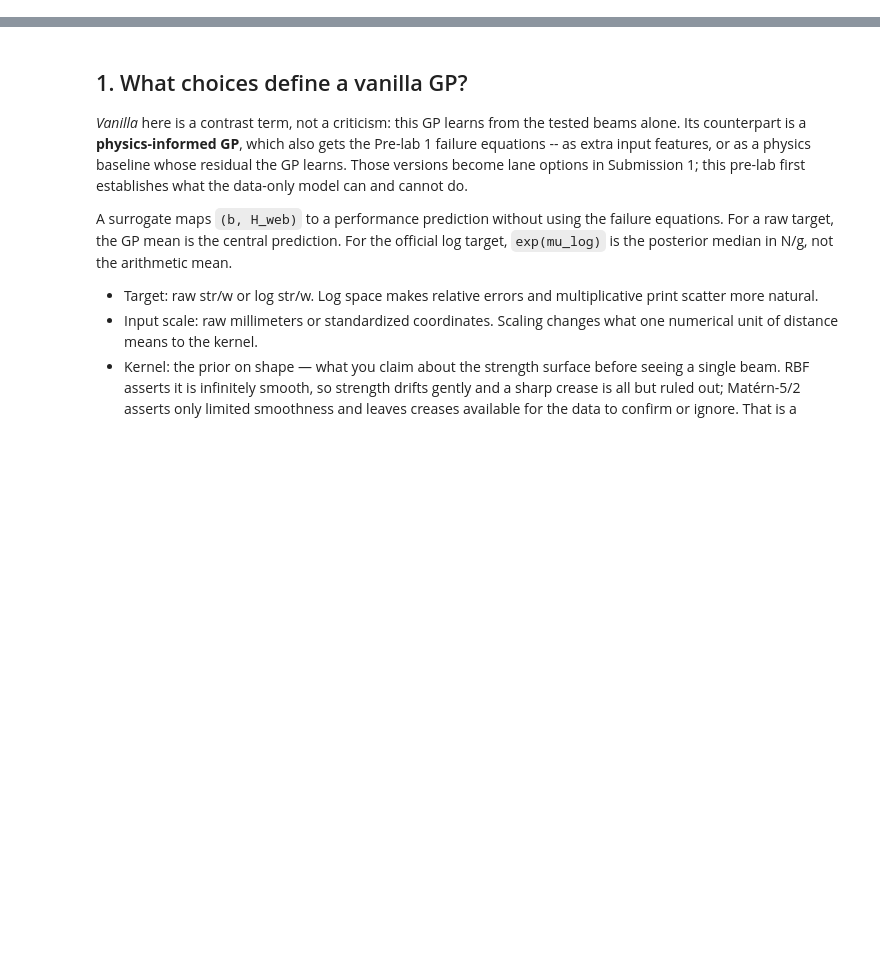
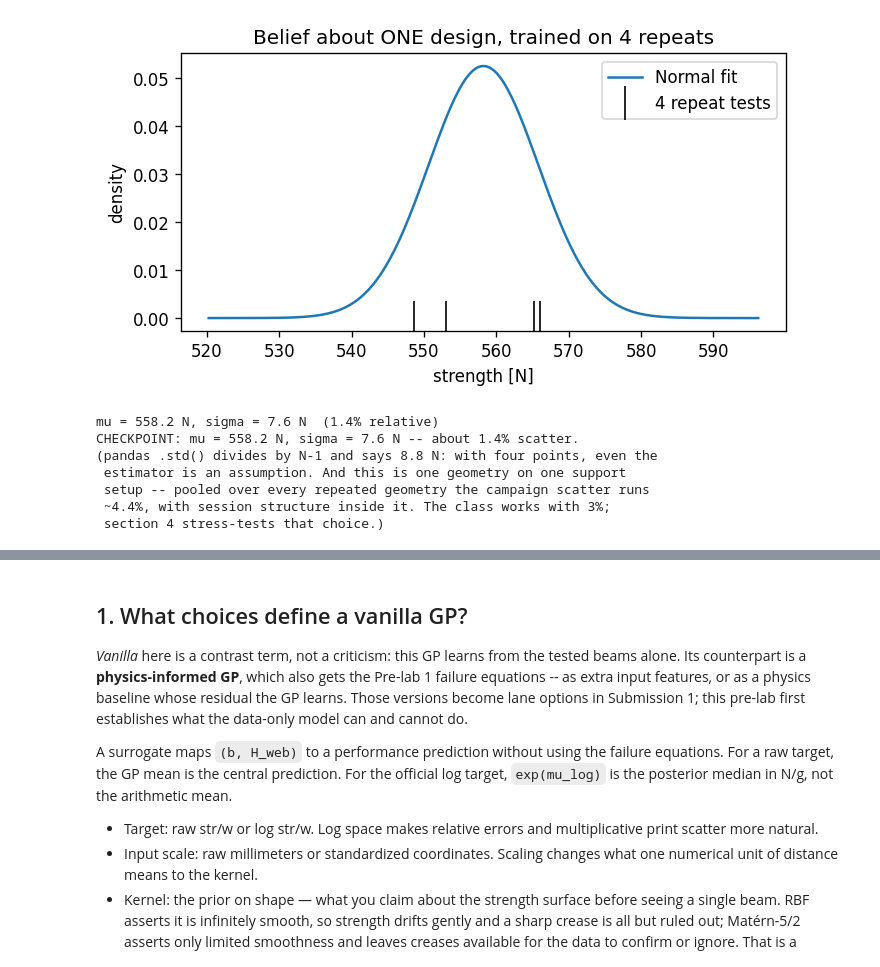
Before and after one commit to andrewvoss8-boop/core-me-data-science-activities-public, a Jupyter notebook: me323/Module1_drafts/ME323_Module1_Prelab2_ML_KEY.ipynb, the cells around one changed output, grey strips where cells are left out. Cells and saved outputs as stored; diff of their text form; code cells hidden in the pictures; blank space fills up the shorter version.

```diff
--- a/me323/Module1_drafts/ME323_Module1_Prelab2_ML_KEY.ipynb
+++ b/me323/Module1_drafts/ME323_Module1_Prelab2_ML_KEY.ipynb
@@ -91,0 +114,36 @@ Observed failure notes carried into the GP decision:
+# %%
+import scipy.stats as st
+
+# Four repeat prints of ONE design, (b=1.3, H_web=12.8): same fixture, same
+# support condition, different print sessions (staff campaign data).
+repeats_N = np.array([548.6, 553.0, 565.2, 566.1])
+
+mu_1 = repeats_N.mean()                        # the sample mean, as in ME 239
+sigma2_1 = np.mean(repeats_N**2) - mu_1**2     # method of moments
+sigma_1 = np.sqrt(sigma2_1)
+strength_one_design = st.norm(loc=mu_1, scale=sigma_1)
+
+xs = np.linspace(mu_1 - 5*sigma_1, mu_1 + 5*sigma_1, 300)
+plt.figure(figsize=(6.5, 3))
+plt.plot(xs, strength_one_design.pdf(xs), label="Normal fit")
+plt.plot(repeats_N, np.zeros_like(repeats_N), "k|", ms=20, label="4 repeat tests")
+plt.xlabel("strength [N]"); plt.ylabel("density")
+plt.title("Belief about ONE design, trained on 4 repeats"); plt.legend()
+plt.show()
+
+print(f"mu = {mu_1:.1f} N, sigma = {sigma_1:.1f} N  ({100*sigma_1/mu_1:.1f}% relative)")
+print("CHECKPOINT: mu = 558.2 N, sigma = 7.6 N -- about 1.4% scatter.")
+print("(pandas .std() divides by N-1 and says 8.8 N: with four points, even the")
+print(" estimator is an assumption. And this is one geometry on one support")
+print(" setup -- pooled over every repeated geometry the campaign scatter runs")
+print(" ~4.4%, with session structure inside it. The class works with 3%;")
+print(" section 4 stress-tests that choice.)")
+# %% [output]
+[figure, added]
+mu = 558.2 N, sigma = 7.6 N  (1.4% relative)
+CHECKPOINT: mu = 558.2 N, sigma = 7.6 N -- about 1.4% scatter.
+(pandas .std() divides by N-1 and says 8.8 N: with four points, even the
+ estimator is an assumption. And this is one geometry on one support
+ setup -- pooled over every repeated geometry the campaign scatter runs
+ ~4.4%, with session structure inside it. The class works with 3%;
+ section 4 stress-tests that choice.)
```
Also changed, not shown: parts of 7 cells of this notebook, 11 other files.
